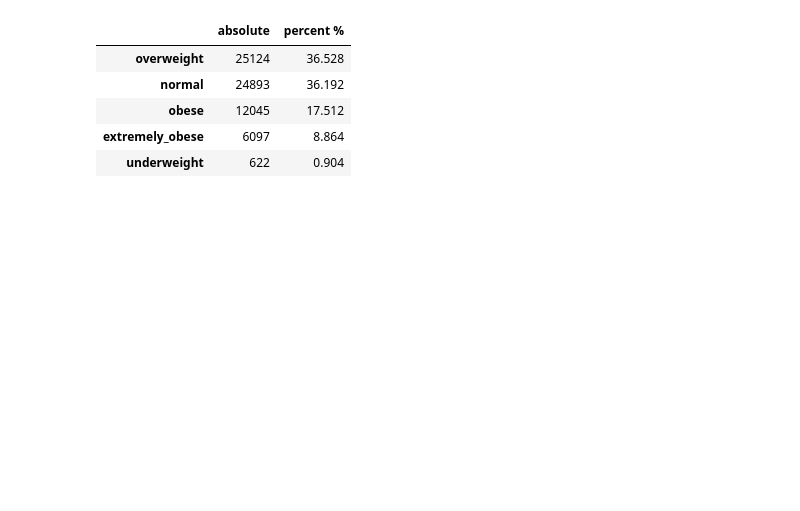
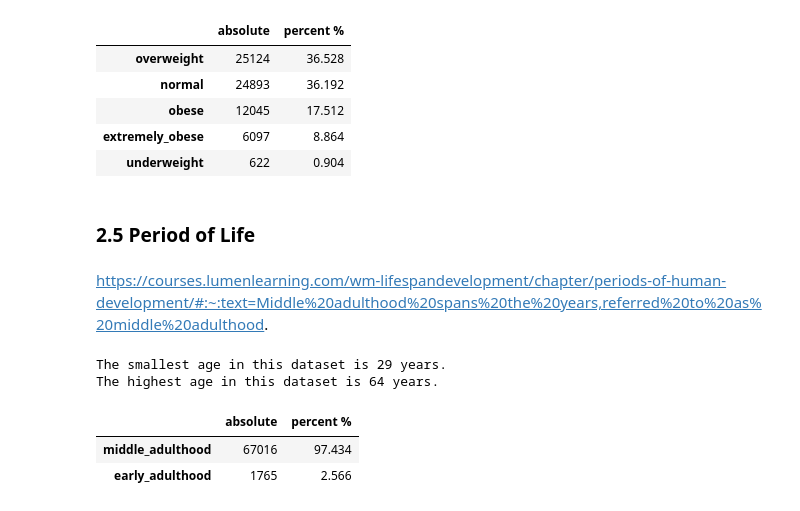
Before and after one commit to GuttoF/cardio_catch_disease, a Jupyter notebook: notebooks/c01.ipynb, the cells around one changed output. Saved outputs shown, nothing was run; the diff lists cells and outputs as text; code cells hidden in the pictures; blank space fills up the shorter version.

```diff
--- a/notebooks/c01.ipynb
+++ b/notebooks/c01.ipynb
@@ -545,3 +546,24 @@ categorical_metrics(df1, 'body_mass')
 | obese | 12045 | 17.512 |
 | extremely_obese | 6097 | 8.864 |
 | underweight | 622 | 0.904 |
+# %% [markdown]
+### 2.5 Period of Life
+# %% [markdown]
+https://courses.lumenlearning.com/wm-lifespandevelopment/chapter/periods-of-human-development/#:~:text=Middle%20adulthood%20spans%20the%20years,referred%20to%20as%20middle%20adulthood.
+# %%
+age_min = df1['age'].min()
+age_max = df1['age'].max()
+
+print(f'The smallest age in this dataset is {age_min} years.\nThe highest age in this dataset is {age_max} years.')
+# %% [output]
+The smallest age in this dataset is 29 years.
+The highest age in this dataset is 64 years.
+# %%
+df1['period_of_life'] = df1['age'].apply(lambda x: 'early_adulthood' if (x >= 29) and (x < 40)
+                                            else   'middle_adulthood')
+# %%
+categorical_metrics(df1, 'period_of_life')
+# %% [output]
+|  | absolute | percent % |
+| middle_adulthood | 67016 | 97.434 |
+| early_adulthood | 1765 | 2.566 |
```
Also changed, not shown: parts of 8 cells of this notebook.
